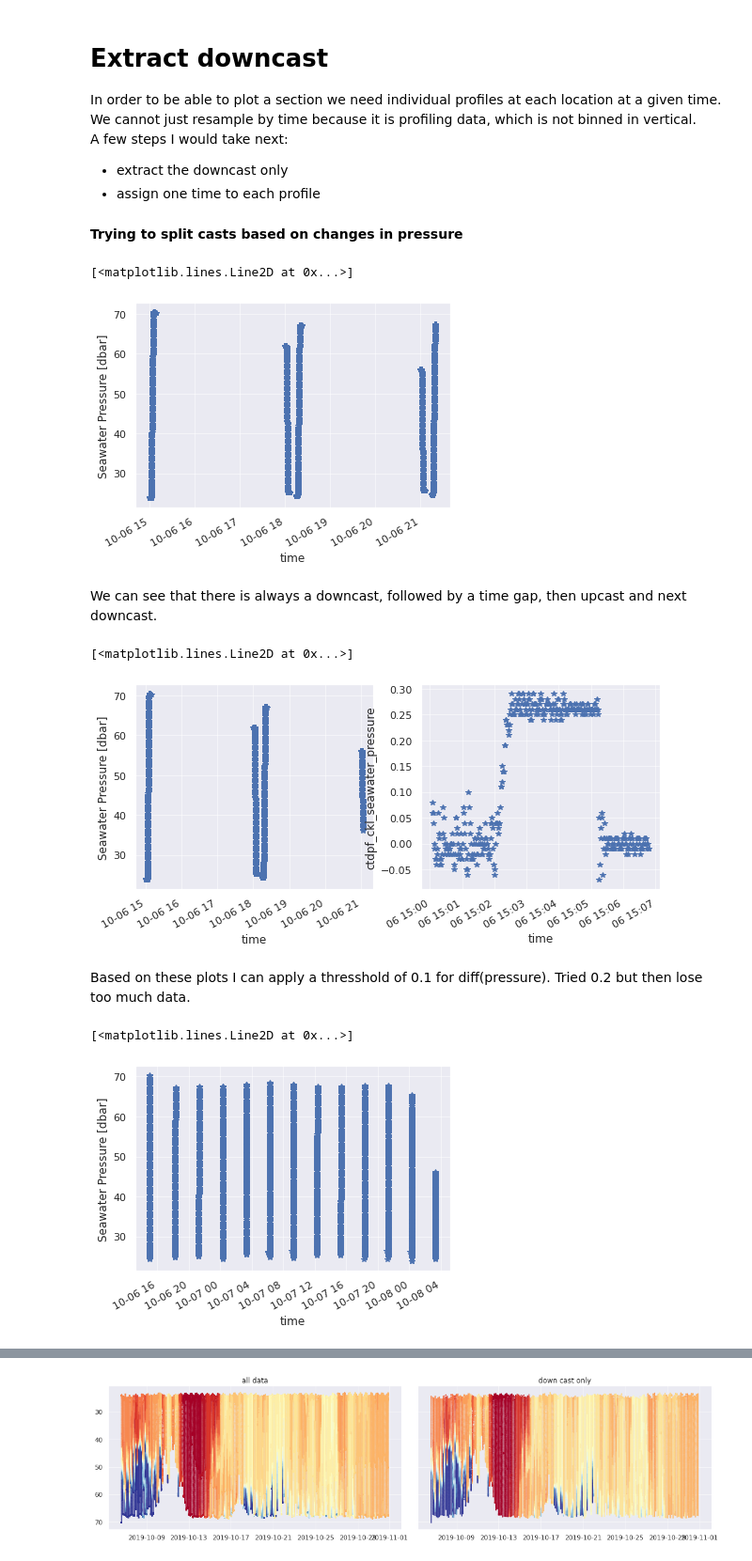
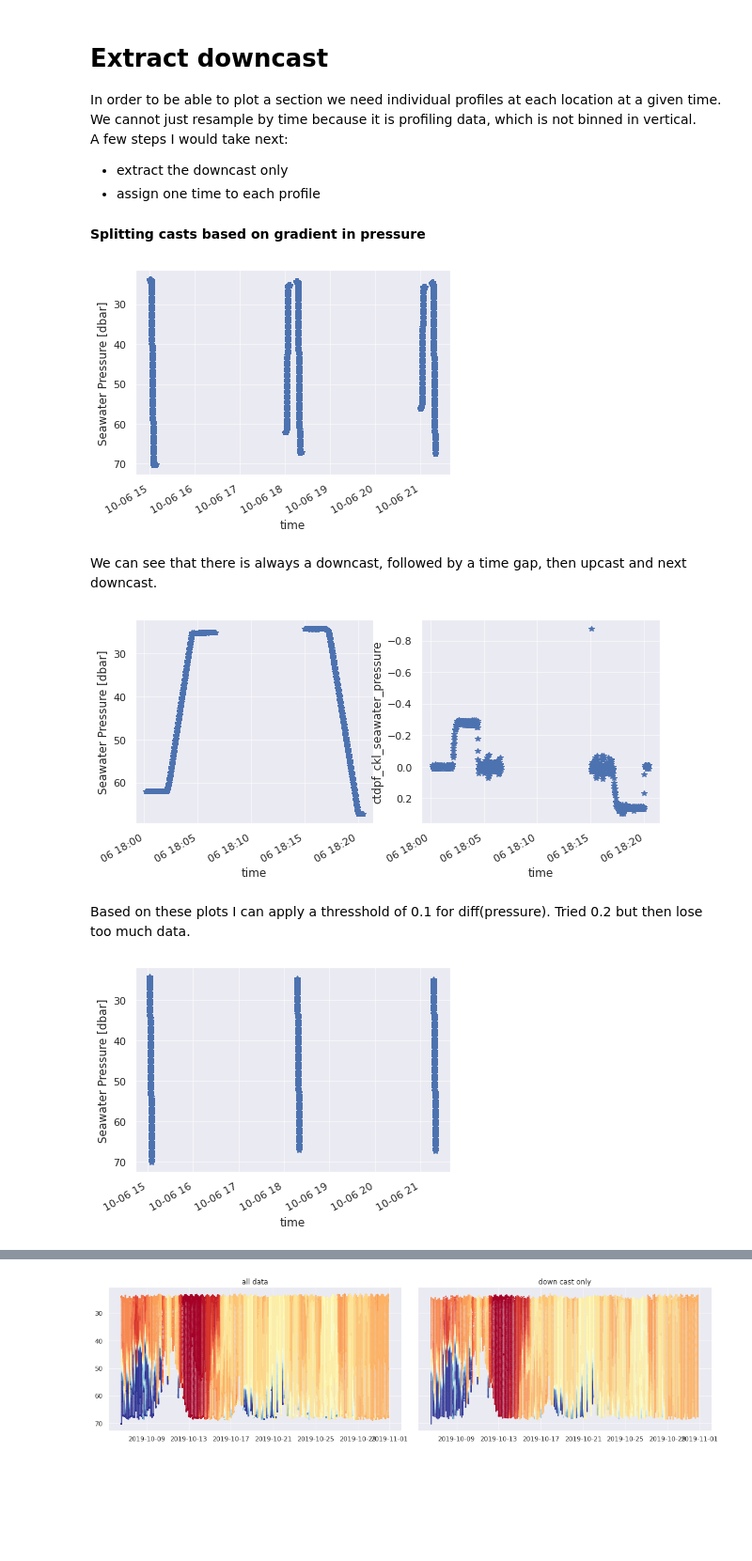
Before and after one commit to sryan288/ohw20-proj-ooi-profiles-section, a Jupyter notebook: OOI_profiles_Svenja.ipynb, the cells around one changed output, grey strips where cells are left out. Shown at 94% size. Saved outputs shown, nothing was run; the diff lists cells and outputs as text; code cells hidden in the pictures; blank space fills up the shorter version.

```diff
--- a/OOI_profiles_Svenja.ipynb
+++ b/OOI_profiles_Svenja.ipynb
@@ -113,36 +112,37 @@ A few steps I would take next:
 - extract the downcast only
 - assign one time to each profile
 # %% [markdown]
-**Trying to split casts based on changes in pressure**
+**Splitting casts based on gradient in pressure**
 # %%
-# plot first few profiles from initial dataset
+# plot first few profiles from initial dataset to test method
 
 dummy = ds['inshore']
 dummy.ctdpf_ckl_seawater_pressure[0:2000].plot(marker='*',linestyle='')
+plt.gca().invert_yaxis()
 # %% [output]
-[<matplotlib.lines.Line2D at 0x...>]
-[figure, old version]
+[figure, new version]
 # %% [markdown]
 We can see that there is always a downcast, followed by a time gap, then upcast and next downcast.
 # %%
-# plot first cast to check
+# plot a few casts
 fig,ax = plt.subplots(ncols=2,figsize=(10,4))
-dummy.ctdpf_ckl_seawater_pressure[0:1500].plot(marker='*',linestyle='',ax=ax[0])
+dummy.ctdpf_ckl_seawater_pressure[500:1200].plot(marker='*',linestyle='',ax=ax[0])
+ax[0].invert_yaxis()
 
 # plot difference in pressure
-dummy.ctdpf_ckl_seawater_pressure[0:400].diff(dim='time').plot(marker='*',linestyle='',ax=ax[1])
+dummy.ctdpf_ckl_seawater_pressure[500:1200].diff(dim='time').plot(marker='*',linestyle='',ax=ax[1])
+ax[1].invert_yaxis()
 # %% [output]
-[<matplotlib.lines.Line2D at 0x...>]
-[figure, old version]
+[figure, new version]
 # %% [markdown]
 Based on these plots I can apply a thresshold of 0.1 for diff(pressure). Tried 0.2 but then lose too much data.
 # %%
-# select only data where pressure is increasing
-dummy_down = dummy.where(dummy.ctdpf_ckl_seawater_pressure.diff(dim='time')>0.1)
+# select only data where pressure is increasing for downcast
+downcast = dummy.where(dummy.ctdpf_ckl_seawater_pressure.diff(dim='time')>0.1)
 
 # plot to check if it worked
-dummy_down.ctdpf_ckl_seawater_pressure[0:10000].plot(marker='*',linestyle='')
+downcast.ctdpf_ckl_seawater_pressure[0:2000].plot(marker='*',linestyle='')
+plt.gca().invert_yaxis()
 # %% [output]
-[<matplotlib.lines.Line2D at 0x...>]
-[figure, old version]
+[figure, new version]
 # %% [markdown]
```
Also changed, not shown: parts of 36 cells of this notebook.
